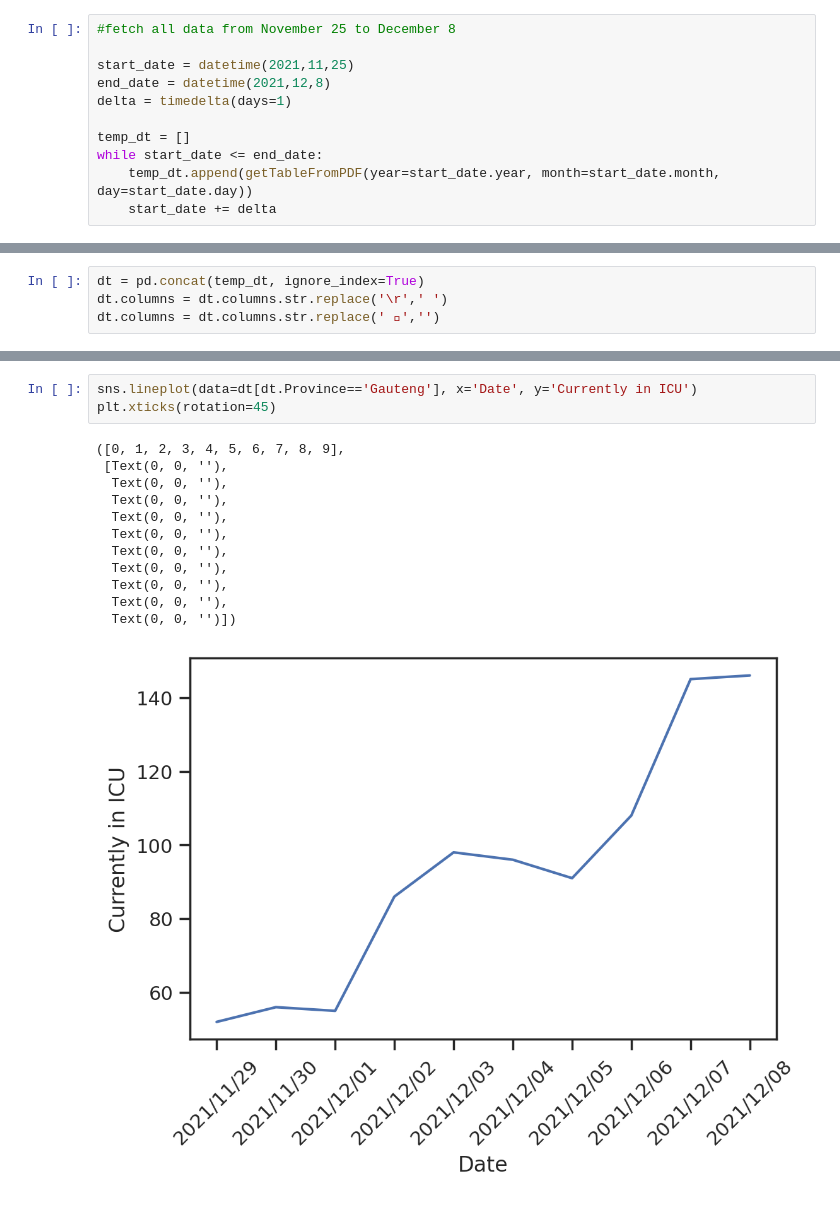
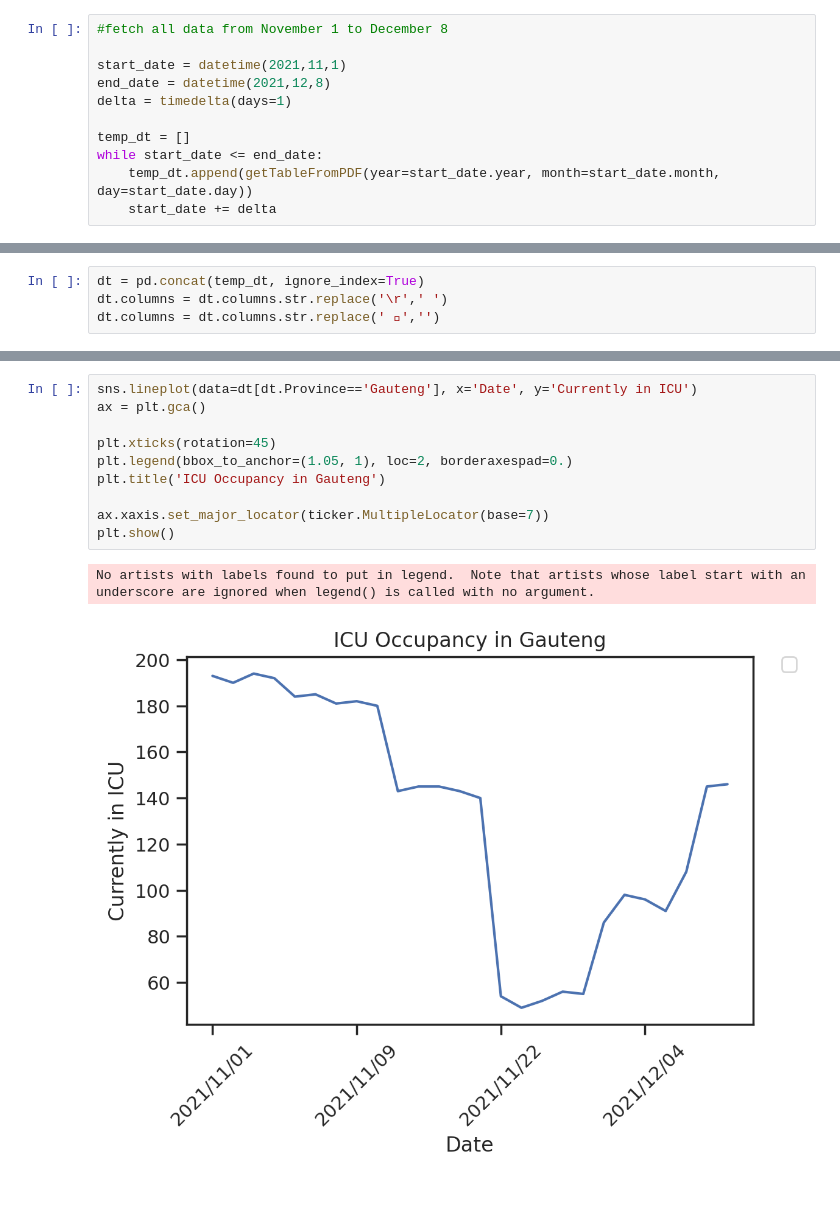
Before and after one commit to ggilestro/playground, a Jupyter notebook: south_africa_data/south_africa_data.ipynb, the cells around one changed output, grey strips where cells are left out. Cells and saved outputs as stored; diff of their text form.

```diff
--- a/south_africa_data/south_africa_data.ipynb
+++ b/south_africa_data/south_africa_data.ipynb
@@ -47,9 +64,9 @@ def getTableFromPDF(year, month, day):
 
     print ('No file available for %s/%02d/%02d' % (year,month,day))
 # %%
-#fetch all data from November 25 to December 8
+#fetch all data from November 1 to December 8
 
-start_date = datetime(2021,11,25)
+start_date = datetime(2021,11,1)
 end_date = datetime(2021,12,8)
 delta = timedelta(days=1)
 
@@ -95,17 +115,14 @@ dt
 # %%
 sns.lineplot(data=dt[dt.Province=='Gauteng'], x='Date', y='Currently in ICU')
+ax = plt.gca()
+
 plt.xticks(rotation=45)
+plt.legend(bbox_to_anchor=(1.05, 1), loc=2, borderaxespad=0.)
+plt.title('ICU Occupancy in Gauteng')
+
+ax.xaxis.set_major_locator(ticker.MultipleLocator(base=7))
+plt.show()
 # %% [output]
-([0, 1, 2, 3, 4, 5, 6, 7, 8, 9],
- [Text(0, 0, ''),
-  Text(0, 0, ''),
-  Text(0, 0, ''),
-  Text(0, 0, ''),
-  Text(0, 0, ''),
-  Text(0, 0, ''),
-  Text(0, 0, ''),
-  Text(0, 0, ''),
-  Text(0, 0, ''),
-  Text(0, 0, '')])
+No artists with labels found to put in legend.  Note that artists whose label start with an underscore are ignored when legend() is called with no argument.
-[figure, old version]
+[figure, new version]
 # %%
```
Also changed, not shown: parts of 6 cells of this notebook, 1 other file.
